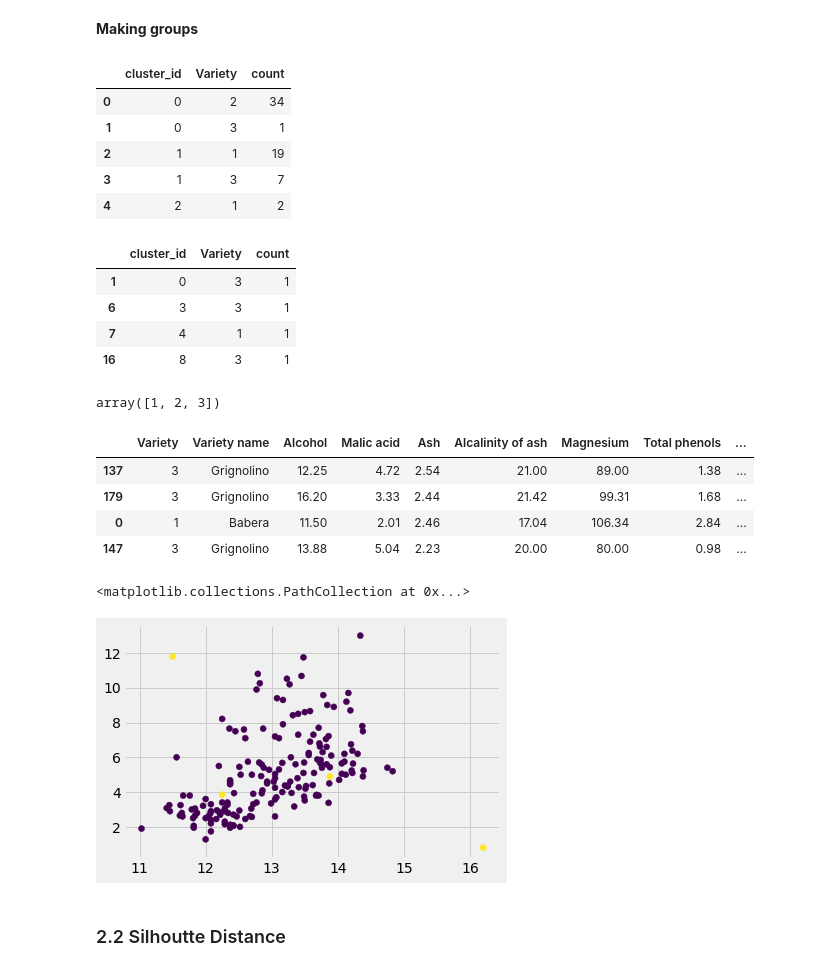
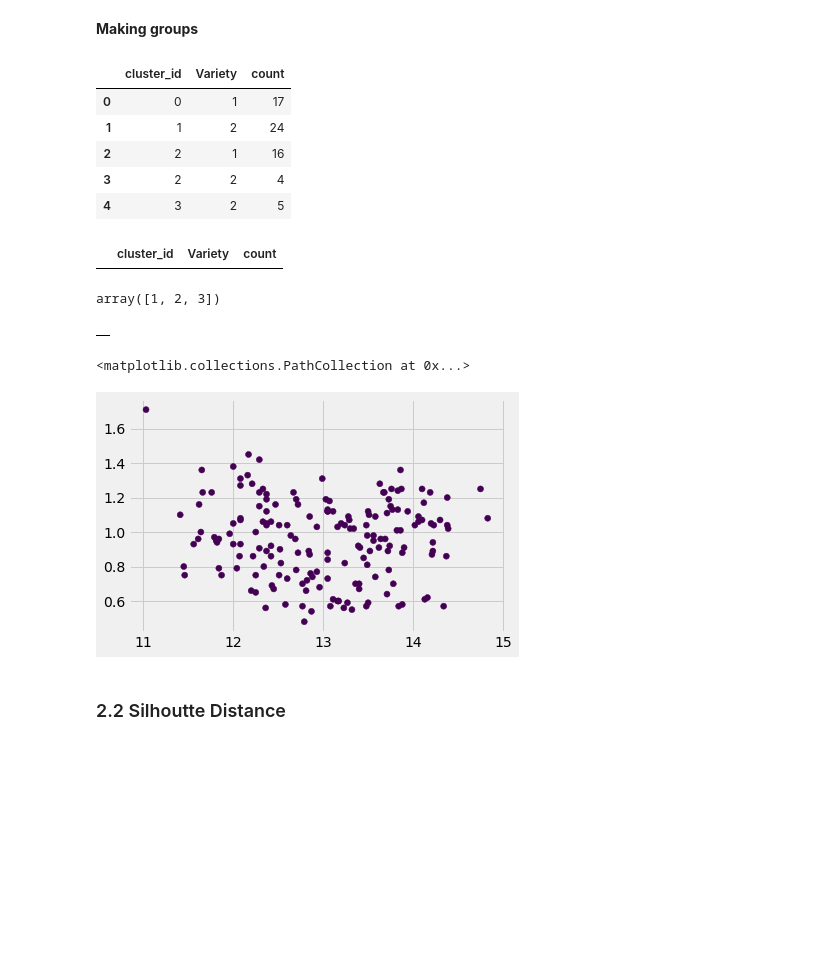
Before and after one commit to pedrohserrano/data-science-technologies, a Jupyter notebook: notebooks/Unsupervised Learning.ipynb, the cells around one changed output. Drawn from its saved outputs; the diff is of its cells as text; code cells hidden in the pictures; blank space fills up the shorter version.

```diff
--- a/notebooks/Unsupervised Learning.ipynb
+++ b/notebooks/Unsupervised Learning.ipynb
@@ -496,7 +474,7 @@ $ K = maxArg(sqrt(n/2), 1)$
 The Wine data set is a multivariate data set introduced by M. Forina et al. These data are the results of a chemical analysis of wines grown in the same region in Italy but derived from three different cultivars. [Info here ](https://pythonhosted.org/bob/temp/bob.db.wine/doc/index.html)
 # %%
 import pandas as pd
-dataset = pd.read_csv('../datasets/wine_parvus.csv')
+dataset = pd.read_csv('../datasets/wine_parvus.csv', sep=";")
 # %%
 dataset.columns
 # %% [output]
@@ -523,7 +501,7 @@ import numpy as np
 %matplotlib inline
 plt.style.use('fivethirtyeight')
 # %%
-X = dataset[['Alcohol','Color intensity']]
+X = dataset[['Alcohol','Hue']]
 # %%
 X.describe()
 # %% [output]
@@ -603,21 +597,17 @@ groups.columns = ['cluster_id','Variety','count']
 groups.head()
 # %% [output]
 |  | cluster_id | Variety | count |
-| 0 | 0 | 2 | 34 |
-| 1 | 0 | 3 | 1 |
-| 2 | 1 | 1 | 19 |
-| 3 | 1 | 3 | 7 |
-| 4 | 2 | 1 | 2 |
+| 0 | 0 | 1 | 17 |
+| 1 | 1 | 2 | 24 |
+| 2 | 2 | 1 | 16 |
+| 3 | 2 | 2 | 4 |
+| 4 | 3 | 2 | 5 |
 # %%
 anomalies = groups[groups['count'] == 1]
 # %%
 anomalies
 # %% [output]
 |  | cluster_id | Variety | count |
-| 1 | 0 | 3 | 1 |
-| 6 | 3 | 3 | 1 |
-| 7 | 4 | 1 | 1 |
-| 16 | 8 | 3 | 1 |
 # %%
 dataset['Variety'].unique()
 # %% [output]
@@ -633,18 +623,14 @@ for i, j in zip(g1, g2):
 # %%
 anomalies_df
 # %% [output]
-|  | Variety | Variety name | Alcohol | Malic acid | Ash | Alcalinity of ash | Magnesium | Total phenols | ... |
-| 137 | 3 | Grignolino | 12.25 | 4.72 | 2.54 | 21.00 | 89.00 | 1.38 | ... |
-| 179 | 3 | Grignolino | 16.20 | 3.33 | 2.44 | 21.42 | 99.31 | 1.68 | ... |
-| 0 | 1 | Babera | 11.50 | 2.01 | 2.46 | 17.04 | 106.34 | 2.84 | ... |
-| 147 | 3 | Grignolino | 13.88 | 5.04 | 2.23 | 20.00 | 80.00 | 0.98 | ... |
+|  |
 # %%
 dataset['anomaly'] = [1 if i in anomalies_df.index else 0 for i in dataset.index]
 # %%
-plt.scatter(dataset['Alcohol'], dataset['Color intensity'], c=dataset['anomaly'])
+plt.scatter(dataset['Alcohol'], dataset['Hue'], c=dataset['anomaly'])
 # %% [output]
 <matplotlib.collections.PathCollection at 0x...>
-[figure, old version]
+[figure, new version]
 # %% [markdown]
 ### 2.2 Silhoutte Distance
 # %% [markdown]
```
Also changed, not shown: parts of 36 cells of this notebook, 7 other files.
